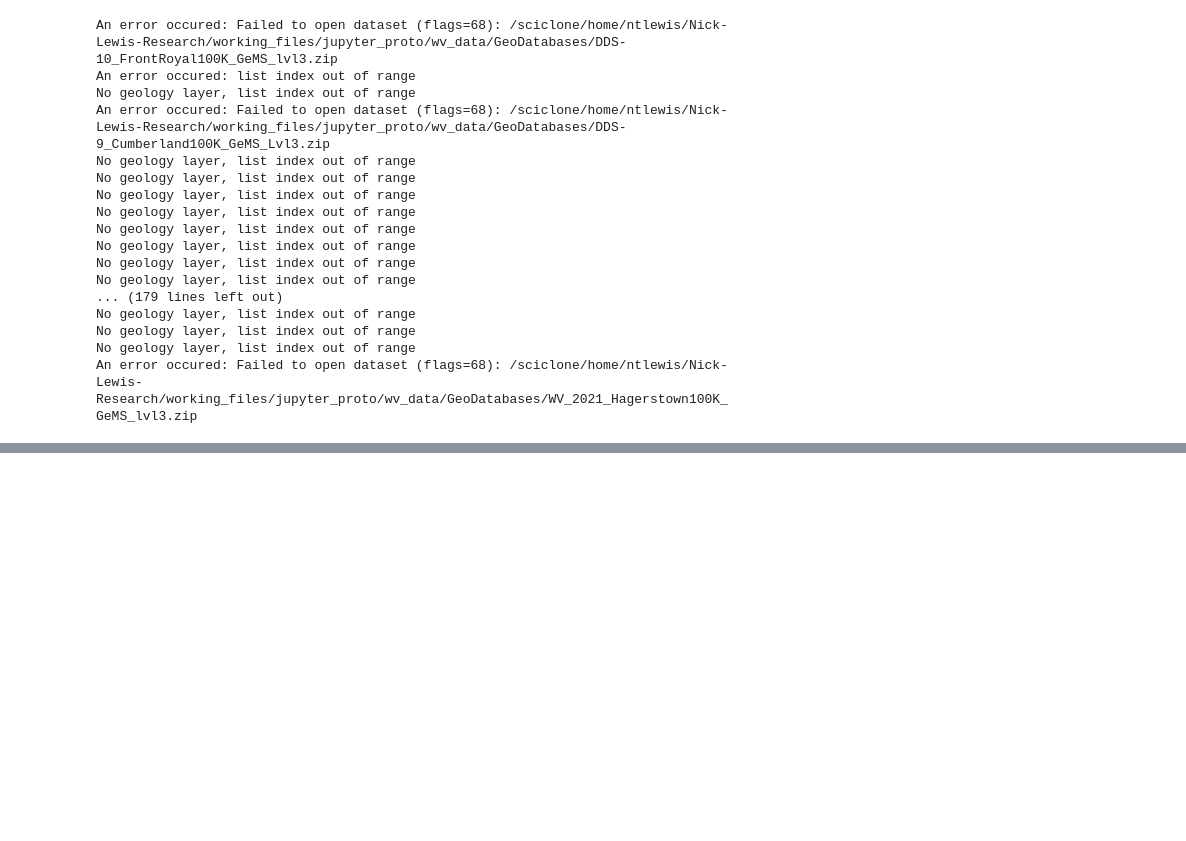
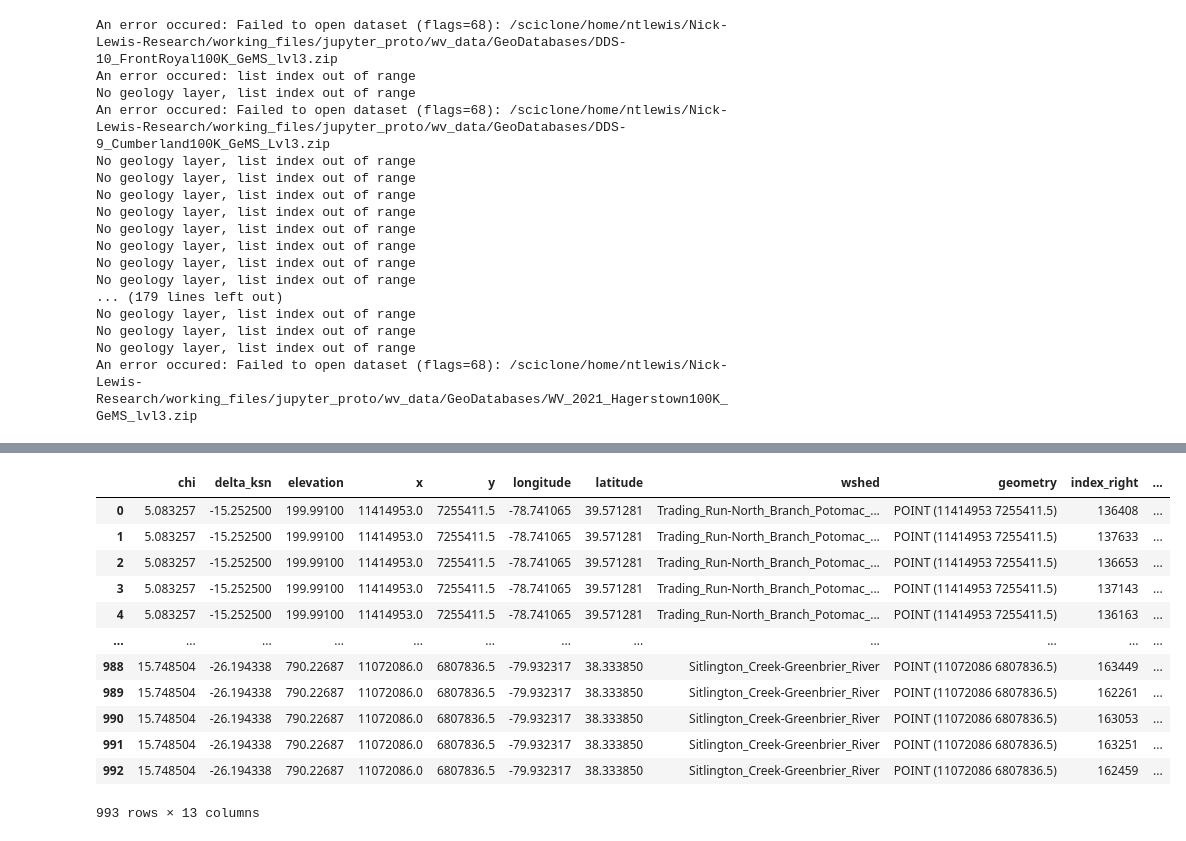
Before and after one commit to ntlewis1251/Nick-Lewis-Research, a Jupyter notebook: working_files/jupyter_proto/dip_analyses.ipynb, the cells around one changed output, grey strips where cells are left out. Saved outputs shown, nothing was run; the diff lists cells and outputs as text; code cells hidden in the pictures; blank space fills up the shorter version.

```diff
--- a/working_files/jupyter_proto/dip_analyses.ipynb
+++ b/working_files/jupyter_proto/dip_analyses.ipynb
@@ -83,6 +86,9 @@ display(master_geol_gdf)
 # %%
 from pyproj import Proj, transform
 import numpy as np
+
+kp_dip_fin = gpd.GeoDataFrame()
+kp_geol_fin = gpd.GeoDataFrame()
 
 ksn_paths = glob.glob(f'{PATH}/{PROJ_TITLE}/ksn_csvs/*.csv')
 for csv in ksn_paths:
@@ -101,6 +107,8 @@ for csv in ksn_paths:
     ksn_df['latitude'] = latitude
     ksn_df['wshed'] = [wshed_name]*len(ksn_df)
     ksn_df_masked = ksn_df[ksn_df.kp == True][['chi', 'delta_ksn', 'elevation', 'x', 'y', 'longitude', 'latitude', 'wshed']]
-    final_kp_df = gpd.GeoDataFrame(data=ksn_df_masked, geometry= gpd.points_from_xy(ksn_df_masked.x, ksn_df_masked.y))
-    display(gpd.sjoin_nearest(final_kp_df, master_dip_gdf, max_distance= 10, distance_col='dist_from_dip'))
-    display(gpd.sjoin_nearest(final_kp_df, master_geol_gdf, max_distance=10, distance_col='dist_from_geol'))
+    final_kp_df = gpd.GeoDataFrame(data=ksn_df_masked, geometry= gpd.points_from_xy(ksn_df_masked.x, ksn_df_masked.y), crs=CRS.from_epsg(2283))
+    kp_dip = gpd.sjoin_nearest(final_kp_df, master_dip_gdf, max_distance=300, distance_col='dist_from_dip')
+    kp_geol = gpd.sjoin_nearest(final_kp_df, master_geol_gdf, max_distance=300, distance_col='dist_from_geol')
+    kp_dip_fin = pd.concat([kp_dip_fin, kp_dip], ignore_index=True)
+    kp_geol_fin = pd.concat([kp_geol, kp_geol_fin], ignore_index=True)
@@ -150,0 +115,16 @@ Right CRS: EPSG:26917
+# %%
+kp_dip_fin
+# %% [output]
+|  | chi | delta_ksn | elevation | x | y | longitude | latitude | wshed | geometry | index_right | ... |
+| 0 | 5.083257 | -15.252500 | 199.99100 | 11414953.0 | 7255411.5 | -78.741065 | 39.571281 | Trading_Run-North_Branch_Potomac_... | POINT (11414953 7255411.5) | 136408 | ... |
+| 1 | 5.083257 | -15.252500 | 199.99100 | 11414953.0 | 7255411.5 | -78.741065 | 39.571281 | Trading_Run-North_Branch_Potomac_... | POINT (11414953 7255411.5) | 137633 | ... |
+| 2 | 5.083257 | -15.252500 | 199.99100 | 11414953.0 | 7255411.5 | -78.741065 | 39.571281 | Trading_Run-North_Branch_Potomac_... | POINT (11414953 7255411.5) | 136653 | ... |
+| 3 | 5.083257 | -15.252500 | 199.99100 | 11414953.0 | 7255411.5 | -78.741065 | 39.571281 | Trading_Run-North_Branch_Potomac_... | POINT (11414953 7255411.5) | 137143 | ... |
+| 4 | 5.083257 | -15.252500 | 199.99100 | 11414953.0 | 7255411.5 | -78.741065 | 39.571281 | Trading_Run-North_Branch_Potomac_... | POINT (11414953 7255411.5) | 136163 | ... |
+| ... | ... | ... | ... | ... | ... | ... | ... | ... | ... | ... | ... |
+| 988 | 15.748504 | -26.194338 | 790.22687 | 11072086.0 | 6807836.5 | -79.932317 | 38.333850 | Sitlington_Creek-Greenbrier_River | POINT (11072086 6807836.5) | 163449 | ... |
+| 989 | 15.748504 | -26.194338 | 790.22687 | 11072086.0 | 6807836.5 | -79.932317 | 38.333850 | Sitlington_Creek-Greenbrier_River | POINT (11072086 6807836.5) | 162261 | ... |
+| 990 | 15.748504 | -26.194338 | 790.22687 | 11072086.0 | 6807836.5 | -79.932317 | 38.333850 | Sitlington_Creek-Greenbrier_River | POINT (11072086 6807836.5) | 163053 | ... |
+| 991 | 15.748504 | -26.194338 | 790.22687 | 11072086.0 | 6807836.5 | -79.932317 | 38.333850 | Sitlington_Creek-Greenbrier_River | POINT (11072086 6807836.5) | 163251 | ... |
+| 992 | 15.748504 | -26.194338 | 790.22687 | 11072086.0 | 6807836.5 | -79.932317 | 38.333850 | Sitlington_Creek-Greenbrier_River | POINT (11072086 6807836.5) | 162459 | ... |
+993 rows × 13 columns
```
Also changed, not shown: parts of 6 cells of this notebook, 2 other files.
